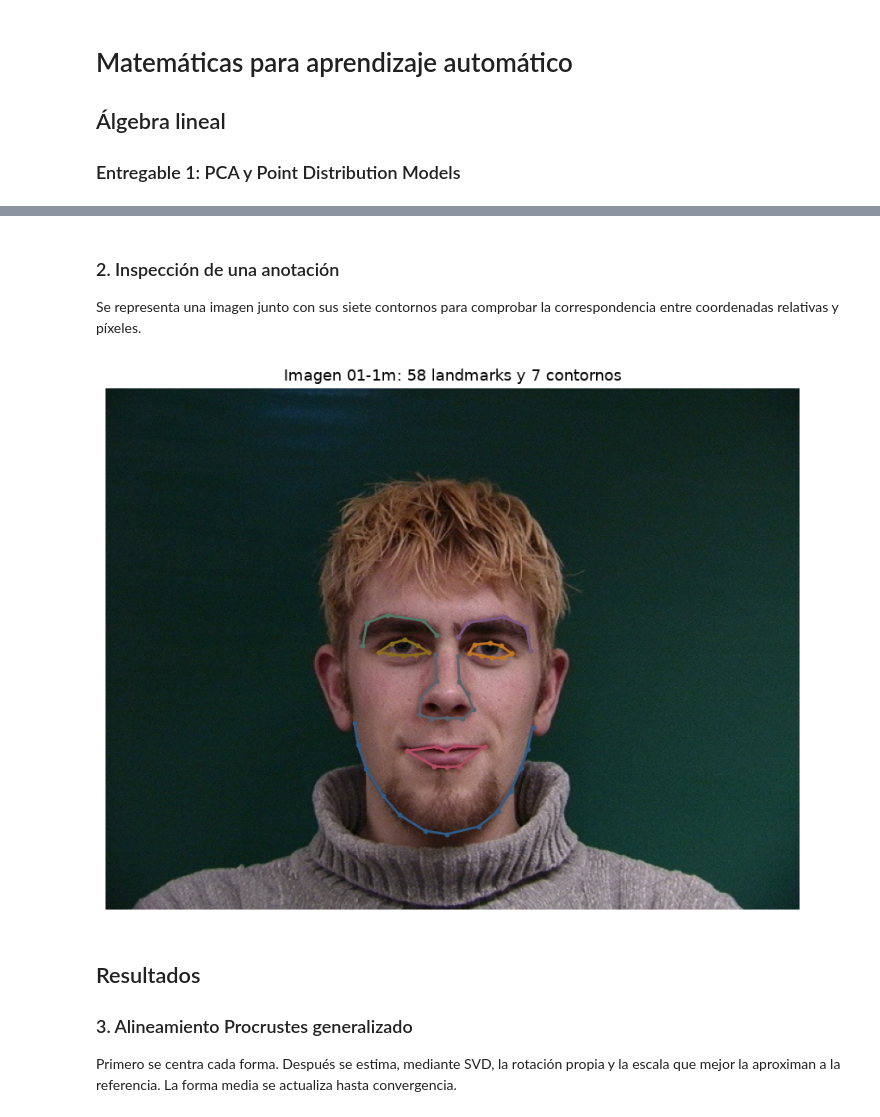
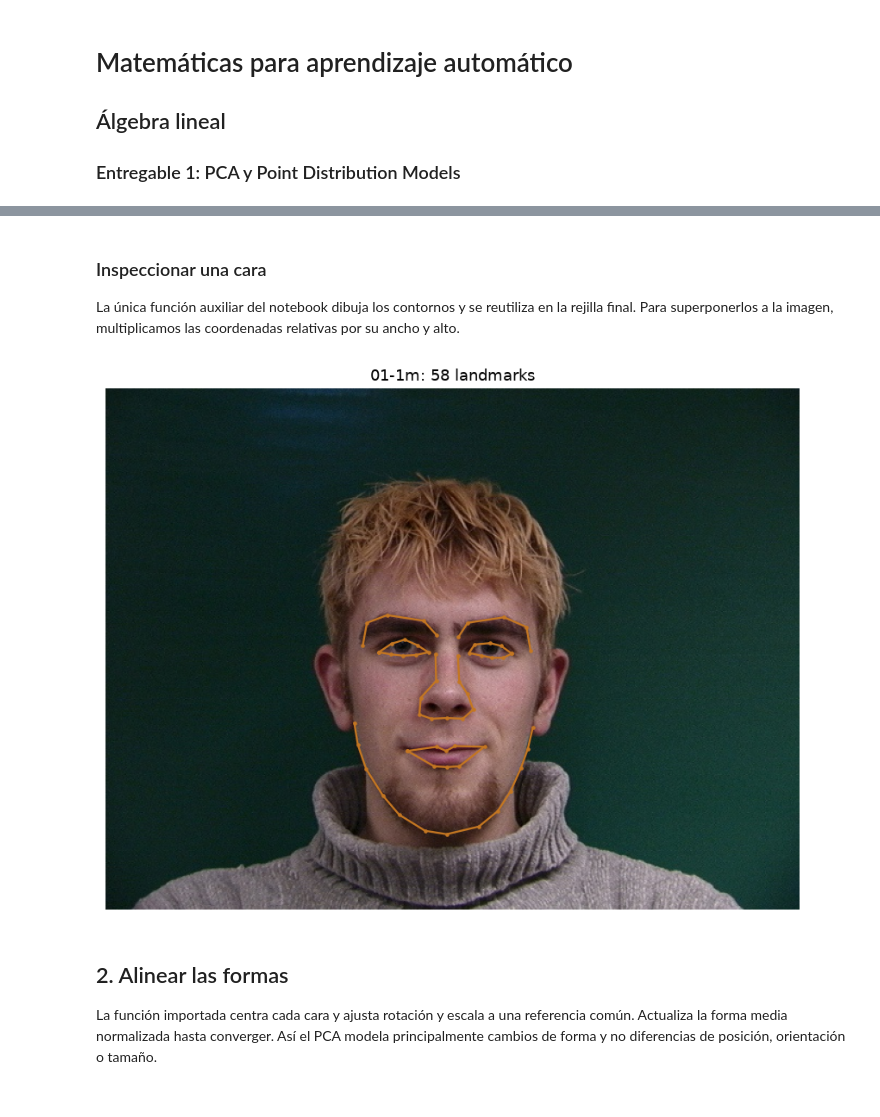
Before and after one commit to Emanuel-TC/MML, a Jupyter notebook: Algebra 1/Notebooks/1_Algebra_Lineal_6_Entregable_1_PCA_PDM.ipynb, the cells around one changed output, grey strips where cells are left out. Saved outputs shown, nothing was run; the diff lists cells and outputs as text; code cells hidden in the pictures.

```diff
--- a/Algebra 1/Notebooks/1_Algebra_Lineal_6_Entregable_1_PCA_PDM.ipynb
+++ b/Algebra 1/Notebooks/1_Algebra_Lineal_6_Entregable_1_PCA_PDM.ipynb
@@ -206,49 +66,33 @@ display(Markdown(table))
 # %% [markdown]
-### 2. Inspección de una anotación
+### Inspeccionar una cara
 
-Se representa una imagen junto con sus siete contornos para comprobar la correspondencia entre coordenadas relativas y píxeles.
+La única función auxiliar del notebook dibuja los contornos y se reutiliza
+en la rejilla final. Para superponerlos a la imagen, multiplicamos las coordenadas
+relativas por su ancho y alto.
 # %%
-PATH_COLORS = [
-    "#2F5D8A", "#C47722", "#8A6D1D", "#7B5A85",
-    "#4F7A67", "#B24C63", "#59636E",
-]
+def plot_shape(ax, points, **style):
+    for start, stop, closed in zip(
+        contour_edges[:-1], contour_edges[1:], records[0]["closed_path"]
+    ):
+        contour = points[start:stop]
+        if closed:
+            contour = np.vstack([contour, contour[0]])
+        ax.plot(*contour.T, marker="o", markersize=2, linewidth=1.5, **style)
 
 
-def close_path(points: np.ndarray, is_closed: bool) -> np.ndarray:
-    if is_closed:
-        return np.vstack([points, points[0]])
-    return points
-
-
-sample = records[0]
-sample_image = mpimg.imread(sample["image_path"])
-height, width = sample_image.shape[:2]
-
 fig, ax = plt.subplots(figsize=(8, 6))
-ax.imshow(sample_image)
-
-for path_number, (path_slice, is_closed) in enumerate(
-    zip(sample["path_slices"], sample["closed_paths"])
-):
-    relative_points = close_path(sample["points"][path_slice], is_closed)
-    ax.plot(
-        relative_points[:, 0] * width,
-        relative_points[:, 1] * height,
-        color=PATH_COLORS[path_number],
-        linewidth=1.8,
-        marker="o",
-        markersize=2.8,
-    )
-
-ax.set_title(f"Imagen {sample['name']}: 58 landmarks y 7 contornos")
+ax.imshow(records[0]["image"])
+plot_shape(ax, shapes[0] * records[0]["resolution"][::-1], color=ORANGE)
+ax.set_title(f"{asf_paths[0].stem}: {n_landmarks} landmarks")
 ax.set_axis_off()
 fig.tight_layout()
 plt.show()
 # %% [output]
-[figure, old version]
+[figure, new version]
 # %% [markdown]
-## Resultados
-### 3. Alineamiento Procrustes generalizado
+## 2. Alinear las formas
 
-Primero se centra cada forma. Después se estima, mediante SVD, la rotación propia y la escala que mejor la aproximan a la referencia. La forma media se actualiza hasta convergencia.
+La función importada centra cada cara y ajusta rotación y escala a una referencia
+común. Actualiza la forma media normalizada hasta converger. Así el PCA modela
+principalmente cambios de forma y no diferencias de posición, orientación o tamaño.
 # %%
```
Also changed, not shown: parts of 16 cells of this notebook.
